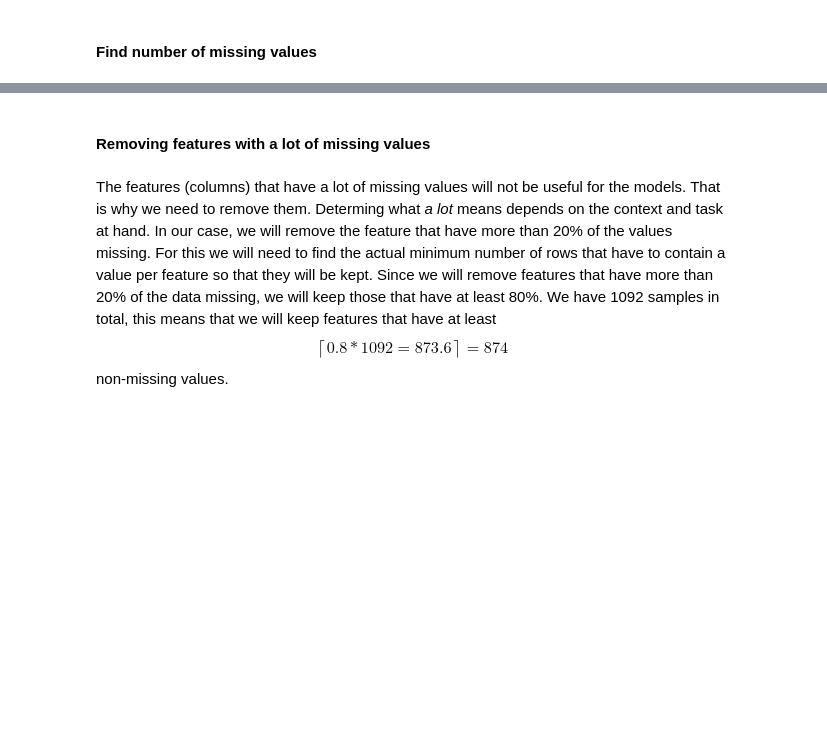
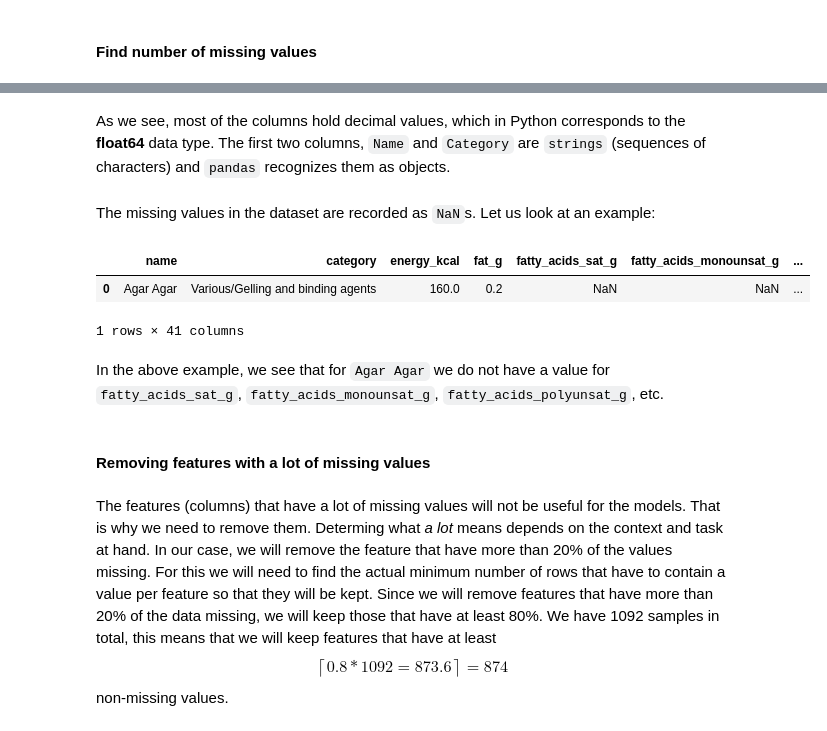
Before and after one commit to fsb-edu/ML4Food, a Jupyter notebook: Overview.ipynb, the cells around one changed output, grey strips where cells are left out. Saved outputs shown, nothing was run; the diff lists cells and outputs as text; code cells hidden in the pictures; blank space fills up the shorter version.

```diff
--- a/Overview.ipynb
+++ b/Overview.ipynb
@@ -203,3 +121,16 @@ We use the same way to find the number of columns that have at least one missing
+# %% [markdown]
+As we see, most of the columns hold decimal values, which in Python corresponds to the **float64** data type.
+The first two columns, `Name` and `Category` are `strings` (sequences of characters) and `pandas` recognizes them as objects.
+# %% [markdown]
+The missing values in the dataset are recorded as `NaN`s. Let us look at an example:
+# %%
+dataset.iloc[0:1, :]
+# %% [output]
+|  | name | category | energy_kcal | fat_g | fatty_acids_sat_g | fatty_acids_monounsat_g | ... |
+| 0 | Agar Agar | Various/Gelling and binding agents | 160.0 | 0.2 | NaN | NaN | ... |
+1 rows × 41 columns
+# %% [markdown]
+In the above example, we see that for `Agar Agar` we do not have a value for `fatty_acids_sat_g`, `fatty_acids_monounsat_g`, `fatty_acids_polyunsat_g`, etc.
 # %% [markdown]
 #### Removing features with a lot of missing values
 # %% [markdown]
```
Also changed, not shown: parts of 78 cells of this notebook, 9 other files.
